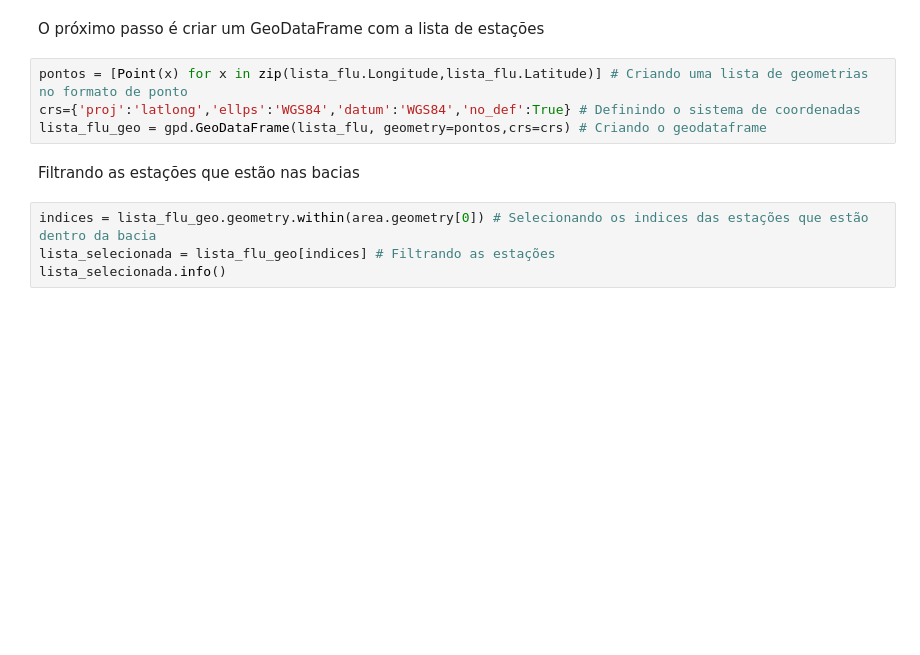
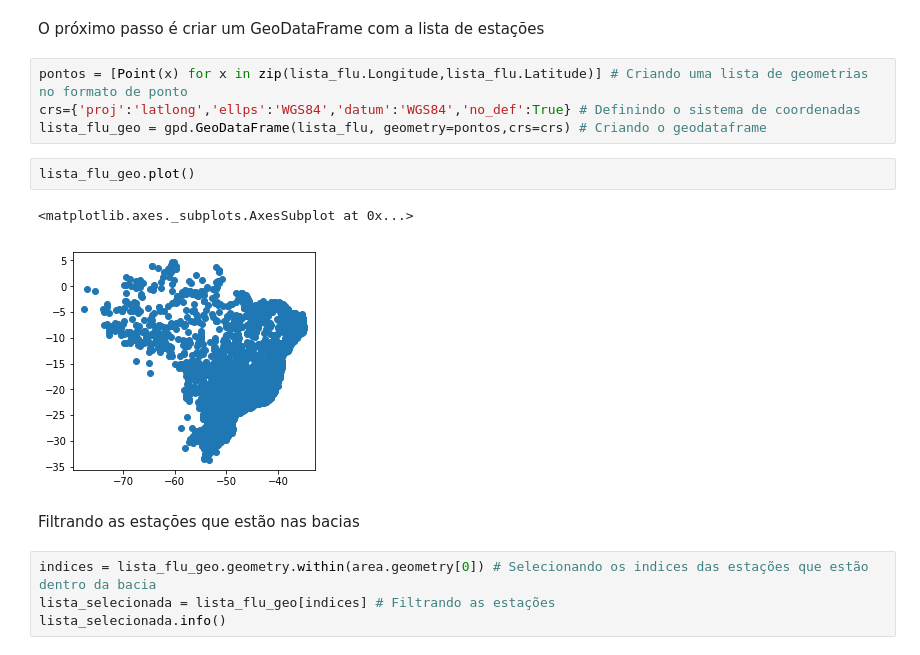
Before and after one commit to hydrobr/hydrobr-aplications, a Jupyter notebook: Aula 1/Parte 1 - Obtendo dados da ANA.ipynb, the cells around one changed output. Saved outputs shown, nothing was run; the diff lists cells and outputs as text; blank space fills up the shorter version.

```diff
--- a/Aula 1/Aula 1. Primeiros Passos.ipynb
+++ b/Aula 1/Parte 1 - Obtendo dados da ANA.ipynb
@@ -55,6 +54,11 @@ O próximo passo é criar um GeoDataFrame com a lista de estações
 pontos = [Point(x) for x in zip(lista_flu.Longitude,lista_flu.Latitude)] # Criando uma lista de geometrias no formato de ponto
 crs={'proj':'latlong','ellps':'WGS84','datum':'WGS84','no_def':True} # Definindo o sistema de coordenadas
 lista_flu_geo = gpd.GeoDataFrame(lista_flu, geometry=pontos,crs=crs) # Criando o geodataframe
+# %%
+lista_flu_geo.plot()
+# %% [output]
+<matplotlib.axes._subplots.AxesSubplot at 0x...>
+[figure, added]
 # %% [markdown]
 Filtrando as estações que estão nas bacias
 # %%
```
Also changed, not shown: parts of 3 cells of this notebook, 1 other file.
